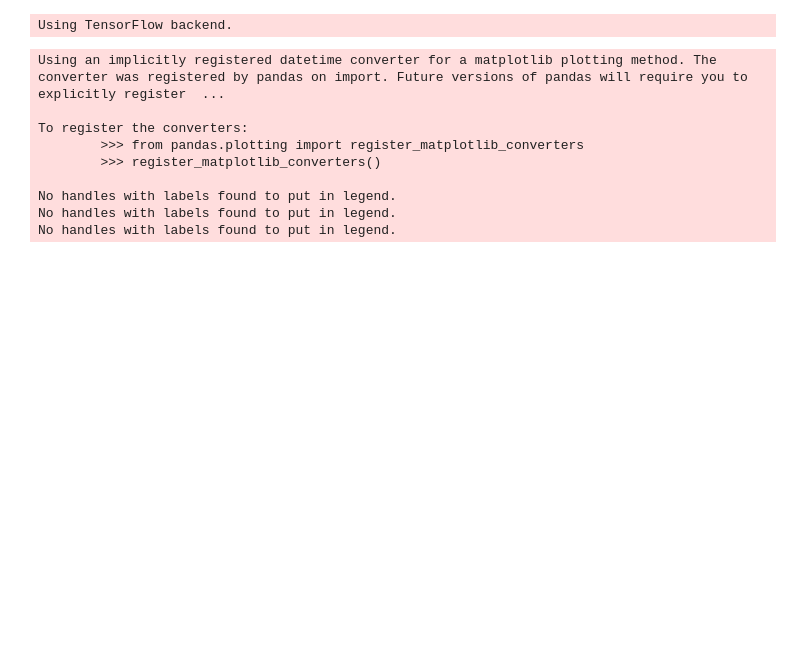
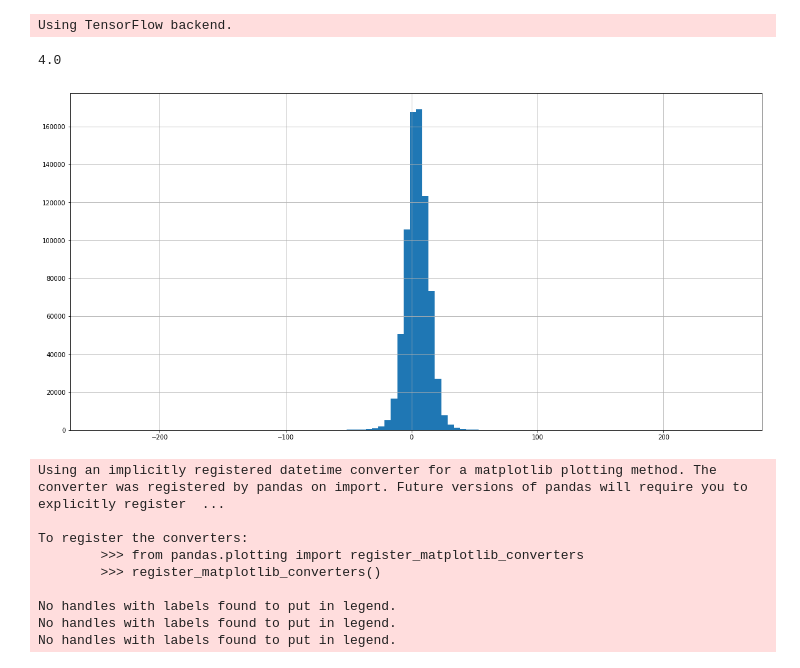
Before and after one commit to isabellafaccone/aquabytePersonal, a Jupyter notebook: alok/biomass_estimation/production_data_analysis_v5/Automated Pipeline - Bolaks POC.ipynb, the cells around one changed output. Cells and saved outputs as stored; diff of their text form; code cells hidden in the pictures; blank space fills up the shorter version.

```diff
--- a/alok/biomass_estimation/production_data_analysis_v5/Automated Pipeline - Bolaks POC.ipynb
+++ b/alok/biomass_estimation/production_data_analysis_v5/Automated Pipeline - Bolaks POC.ipynb
@@ -214,6 +214,25 @@ df = df.sort_values('captured_at')
 df = df[df.akpd_score > 0.9].copy(deep=True)
 df.index = pd.to_datetime(df.captured_at)
 df['hour'] = df.index.hour
+# %%
+diffs = []
+for idx, row in df[df.akpd_score > 0.95].iterrows():
+    ann_c = row.annotation
+    ann_dict_left_kps_c = {item['keypointType']: [item['xFrame'], item['yFrame']] for item in ann_c['leftCrop']}
+    ann_dict_right_kps_c = {item['keypointType']: [item['xFrame'], item['yFrame']] for item in ann_c['rightCrop']}
+    for bp in BODY_PARTS:
+        diff = ann_dict_left_kps_c[bp][1] - ann_dict_right_kps_c[bp][1]
+        diffs.append(diff)
+print(np.median(diffs))
+# %% [output]
+4.0
+# %%
+plt.figure(figsize=(20, 10))
+plt.hist(diffs, bins=100)
+plt.grid()
+plt.show()
+# %% [output]
+[figure, added]
 # %%
 day_mask = (df.hour > 7) & (df.hour < 16)
 # low_kf_mask = df.k_factor < 1.0
```
Also changed, not shown: parts of 1 cell of this notebook, 2 other files.
